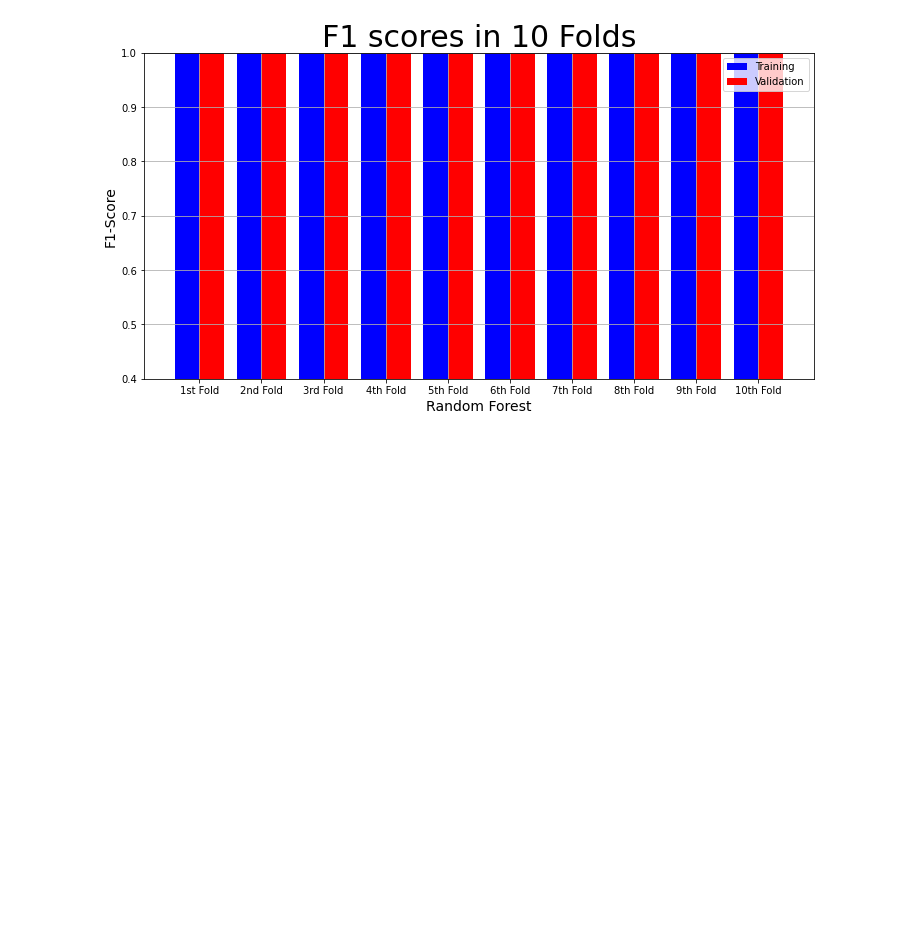
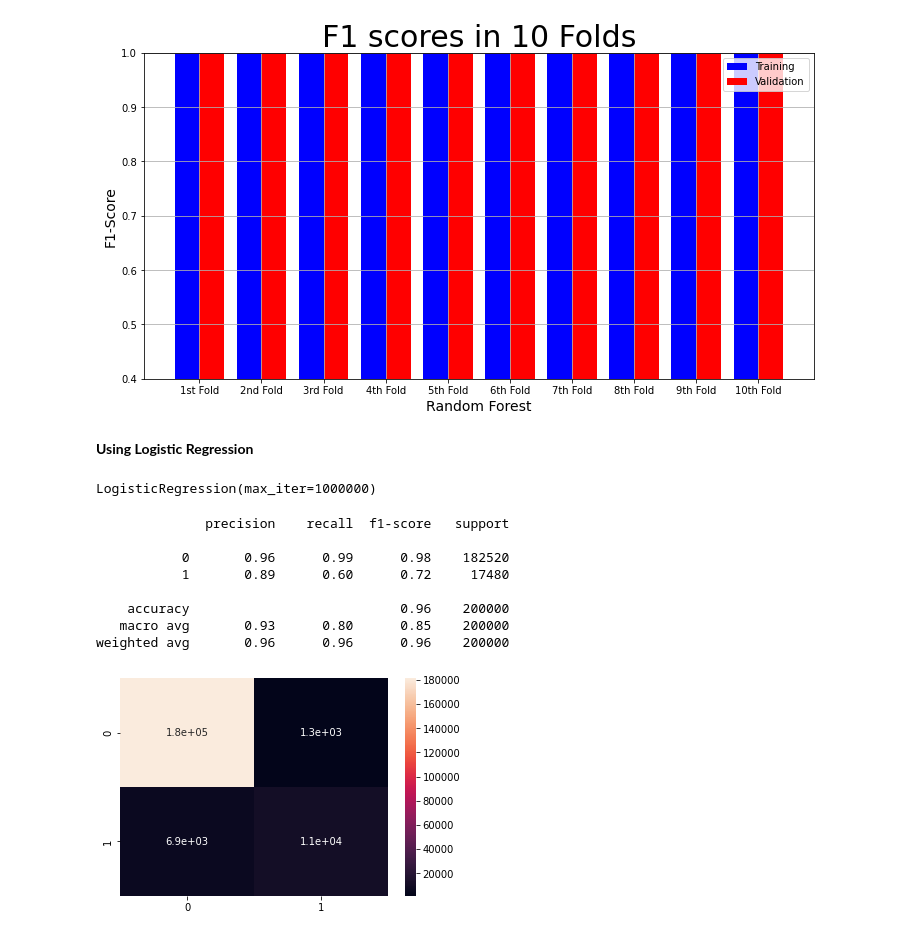
Before and after one commit to thequanic/Credit_card_fraud_detection, a Jupyter notebook: model.ipynb, the cells around one changed output. Drawn from its saved outputs; the diff is of its cells as text; code cells hidden in the pictures; blank space fills up the shorter version.

```diff
--- a/model.ipynb
+++ b/model.ipynb
@@ -397,3 +411,26 @@ plot_result("Random Forest",
             rfc_result["Validation F1 scores"])
 # %% [output]
 [figure]
+# %% [markdown]
+**Using Logistic Regression**
+# %%
+from sklearn.linear_model import LogisticRegression
+lr=LogisticRegression(solver='lbfgs', max_iter=1000000)
+lr.fit(x_train,y_train)
+# %% [output]
+LogisticRegression(max_iter=1000000)
+# %%
+y_predict_test = lr.predict(x_test)
+cm = confusion_matrix(y_test, y_predict_test)
+sns.heatmap(cm, annot=True)
+print(classification_report(y_test, y_predict_test))
+# %% [output]
+              precision    recall  f1-score   support
+
+           0       0.96      0.99      0.98    182520
+           1       0.89      0.60      0.72     17480
+
+    accuracy                           0.96    200000
+   macro avg       0.93      0.80      0.85    200000
+weighted avg       0.96      0.96      0.96    200000
+[figure, added]
```
Also changed, not shown: parts of 21 cells of this notebook.
